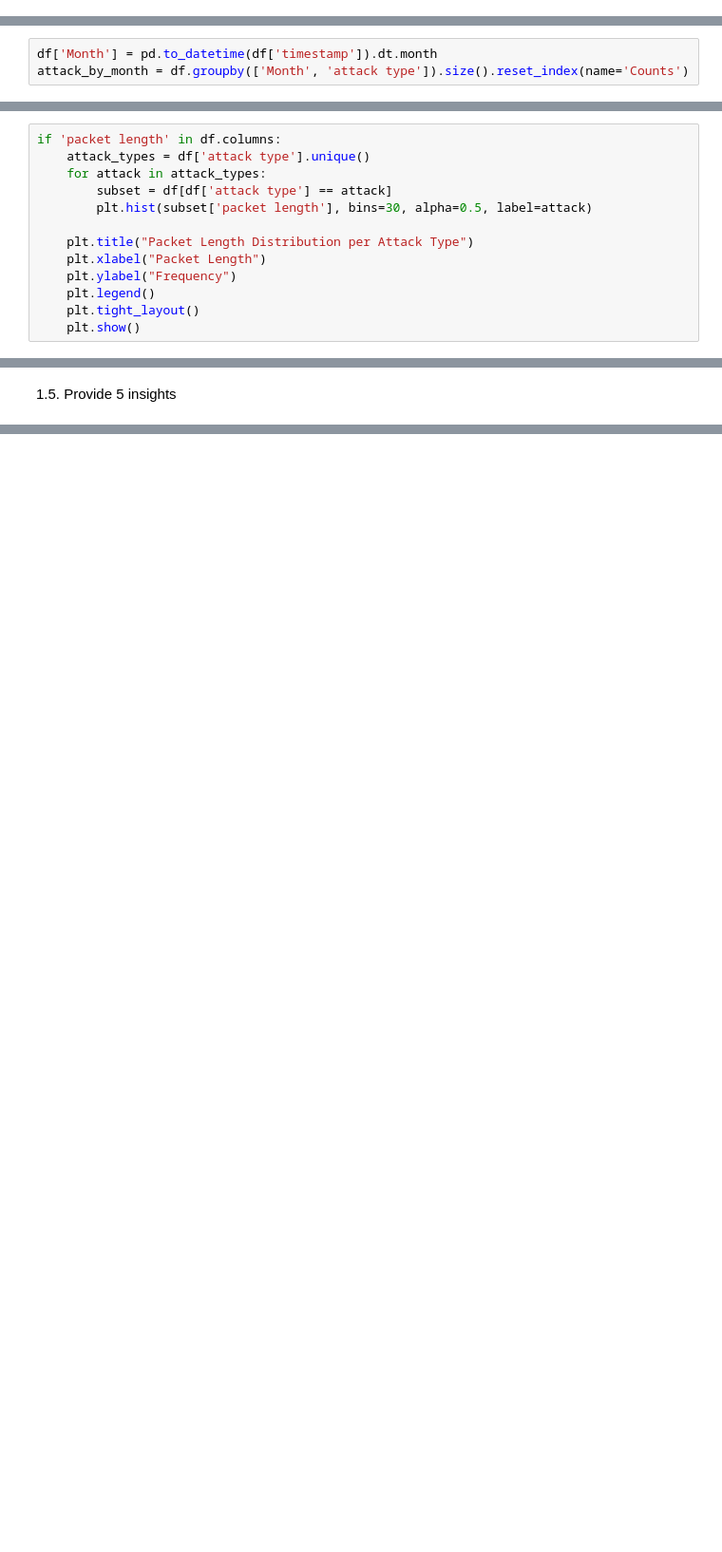
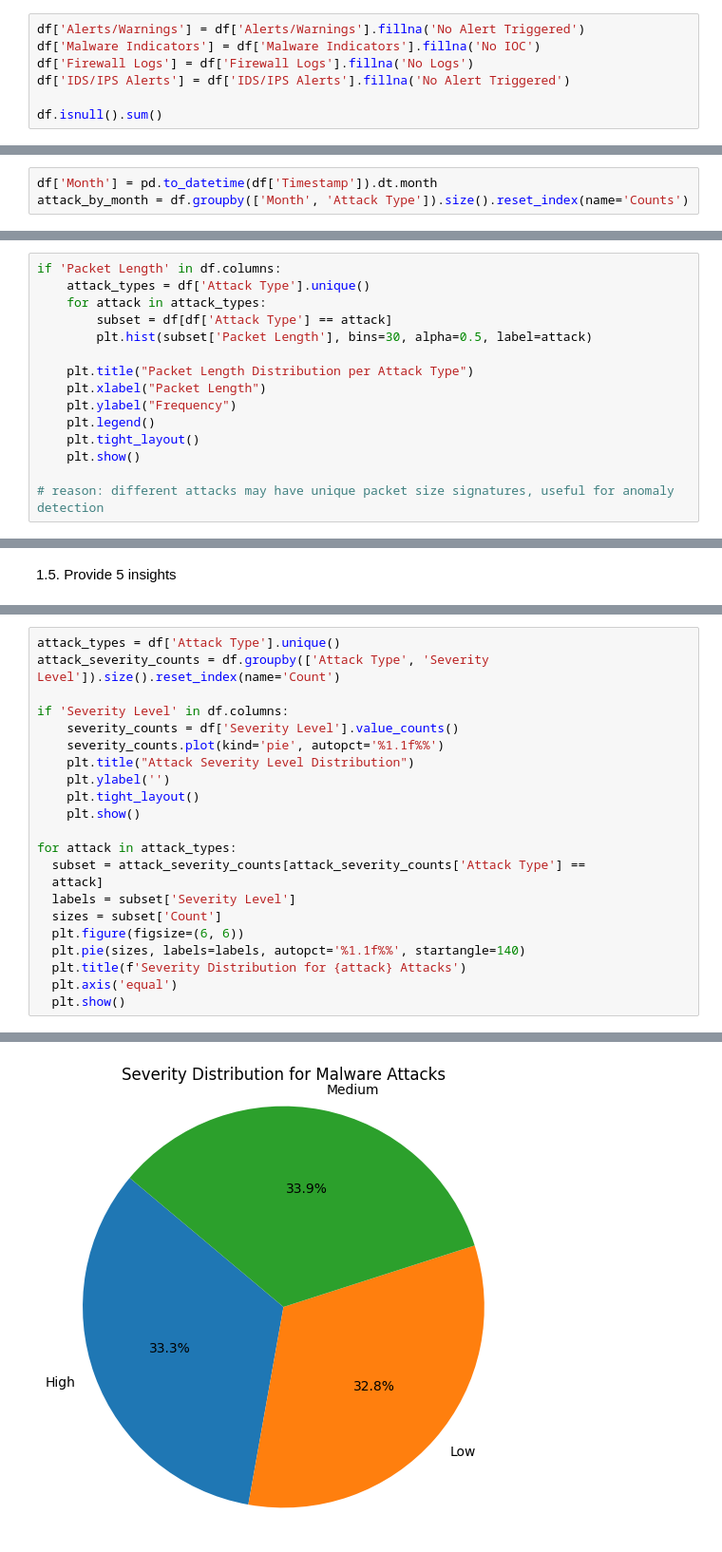
Before and after one commit to spacee48/SIT719, a Jupyter notebook: 5_1C.ipynb, the cells around one changed output, grey strips where cells are left out. Shown: that part at 95% size. Drawn from its saved outputs; the diff is of its cells as text; blank space fills up the shorter version.

```diff
--- a/5_1C.ipynb
+++ b/5_1C.ipynb
@@ -63,0 +78,7 @@ dtype: int64
+# %%
+df['Alerts/Warnings'] = df['Alerts/Warnings'].fillna('No Alert Triggered')
+df['Malware Indicators'] = df['Malware Indicators'].fillna('No IOC')
+df['Firewall Logs'] = df['Firewall Logs'].fillna('No Logs')
+df['IDS/IPS Alerts'] = df['IDS/IPS Alerts'].fillna('No Alert Triggered')
+
+df.isnull().sum()
@@ -104,7 +146,7 @@ dtype: int64
 # %% [markdown]
 1.3. Analyze attacks by months and type
 # %%
-df['Month'] = pd.to_datetime(df['timestamp']).dt.month
-attack_by_month = df.groupby(['Month', 'attack type']).size().reset_index(name='Counts')
+df['Month'] = pd.to_datetime(df['Timestamp']).dt.month
+attack_by_month = df.groupby(['Month', 'Attack Type']).size().reset_index(name='Counts')
 # %%
 plt.figure(figsize=(12, 8))
@@ -120,11 +164,11 @@ plt.show()
 # %% [markdown]
 1.4. Show the packet length distribution for different attack types
 # %%
-if 'packet length' in df.columns:
-    attack_types = df['attack type'].unique()
+if 'Packet Length' in df.columns:
+    attack_types = df['Attack Type'].unique()
     for attack in attack_types:
-        subset = df[df['attack type'] == attack]
-        plt.hist(subset['packet length'], bins=30, alpha=0.5, label=attack)
+        subset = df[df['Attack Type'] == attack]
+        plt.hist(subset['Packet Length'], bins=30, alpha=0.5, label=attack)
 
     plt.title("Packet Length Distribution per Attack Type")
     plt.xlabel("Packet Length")
@@ -132,6 +176,8 @@ if 'packet length' in df.columns:
     plt.legend()
     plt.tight_layout()
     plt.show()
+
+# reason: different attacks may have unique packet size signatures, useful for anomaly detection
 # %% [output]
 [figure]
 # %% [markdown]
@@ -194,0 +187,23 @@ By calculating the average packet length per attack type, we see that some attac
+# %%
+attack_types = df['Attack Type'].unique()
+attack_severity_counts = df.groupby(['Attack Type', 'Severity Level']).size().reset_index(name='Count')
+
+if 'Severity Level' in df.columns:
+    severity_counts = df['Severity Level'].value_counts()
+    severity_counts.plot(kind='pie', autopct='%1.1f%%')
+    plt.title("Attack Severity Level Distribution")
+    plt.ylabel('')
+    plt.tight_layout()
+    plt.show()
+
+for attack in attack_types:
+  subset = attack_severity_counts[attack_severity_counts['Attack Type'] ==
+  attack]
+  labels = subset['Severity Level']
+  sizes = subset['Count']
+  plt.figure(figsize=(6, 6))
+  plt.pie(sizes, labels=labels, autopct='%1.1f%%', startangle=140)
+  plt.title(f'Severity Distribution for {attack} Attacks')
+  plt.axis('equal')
+  plt.show()
+# %% [output]
@@ -194,0 +211 @@ By calculating the average packet length per attack type, we see that some attac
+[figure, added]
```
Also changed, not shown: parts of 22 cells of this notebook.
